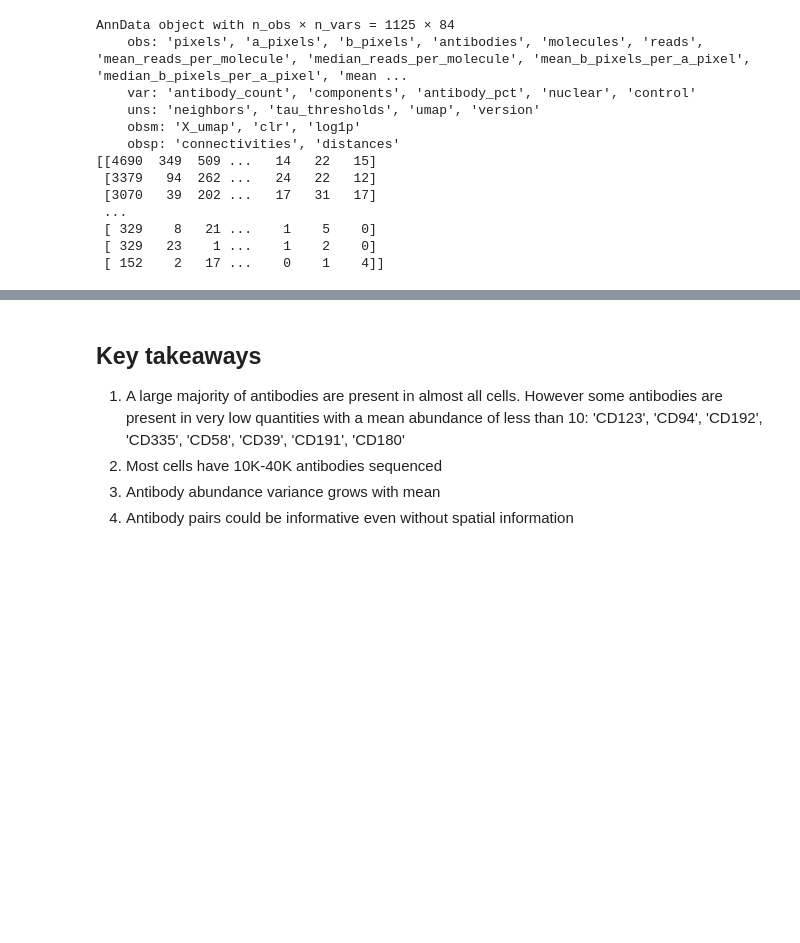
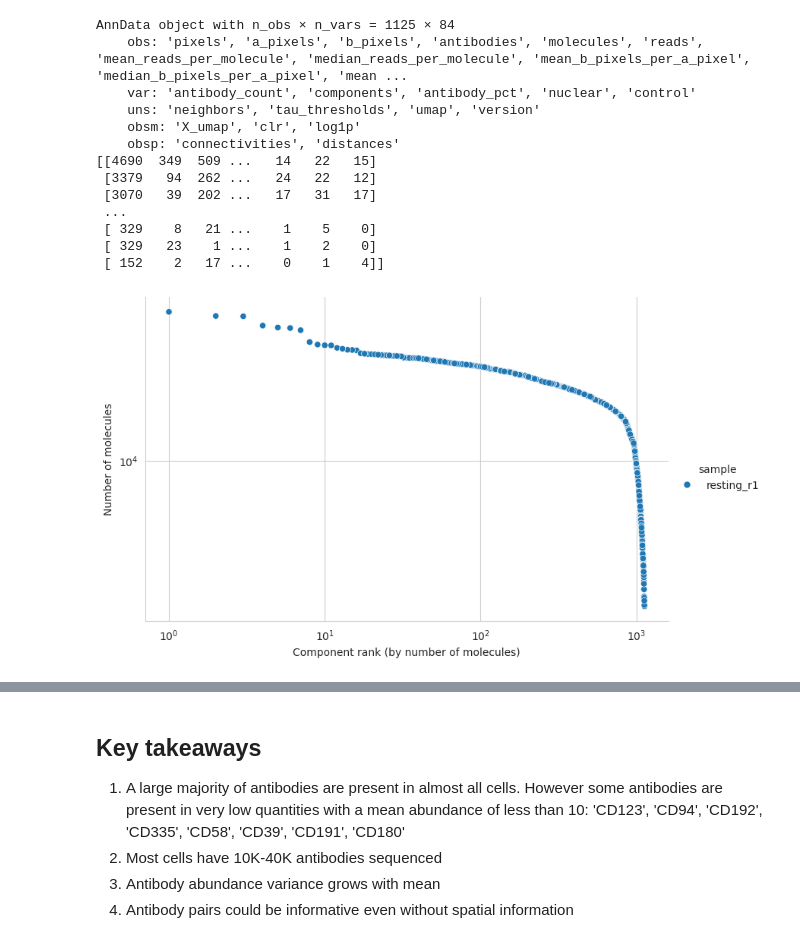
Before and after one commit to zhsegal/PxlgnProject, a Jupyter notebook: EDA.ipynb, the cells around one changed output, grey strips where cells are left out. Saved outputs shown, nothing was run; the diff lists cells and outputs as text; code cells hidden in the pictures; blank space fills up the shorter version.

```diff
--- a/EDA.ipynb
+++ b/EDA.ipynb
@@ -14,13 +46,32 @@ DATA_DIR = Path('./datasets')
 
 # Dataset: https://software.pixelgen.com/datasets/technote-mpx-v1-vs-v2
 # PBMC cells extracted from a healthy volunteer. Half were fixed and half were stimulated into PHA blasts ("activation". in this state the cells rapidly divide).
+
+
+# We use only the V2 non stimulated cells
+FILENAMES = [
+    "Sample05_V2_PBMC_r1.layout.dataset.pxl",
+    "Sample06_V2_PBMC_r2.layout.dataset.pxl",
+]
+
+COMBINED_FILENAME = "combined_resting_data.pxl"
+
+combined_path = DATA_DIR / COMBINED_FILENAME
+# if os.path.exists(combined_path):
+#     pg_data = pixelator.read(combined_path)
 baseurl = "https://pixelgen-technologies-datasets.s3.eu-north-1.amazonaws.com/mpx-datasets/pixelator/0.18.x/technote-v1-vs-v2-immunology-II"
-!curl -L -O -C - --create-dirs --output-dir {DATA_DIR} "{baseurl}/Sample05_V2_PBMC_r1.layout.dataset.pxl"
+for filename in FILENAMES:
+    !curl -L -O -C - --create-dirs --output-dir {DATA_DIR} "{baseurl}/{filename}"
+
+# pg_data = pixelator.simple_aggregate(
+#     ["resting_r1", "resting_r2", ], [pixelator.read(DATA_DIR / filename) for filename in FILENAMES]
+# )
+# pg_data.save(combined_path, force_overwrite=True)
+
+# Sample 1 of the V2 kit (non stimulated cells)
 pg_data = pixelator.read(DATA_DIR / "Sample05_V2_PBMC_r1.layout.dataset.pxl")
-adata_obs = pg_data.adata.obs
-adata_var = pg_data.adata.var
-adata_X = pg_data.adata.X
-adata_df = pg_data.adata.to_df()
+pg_data.adata.obs['sample'] = 'resting_r1'
+adata = pg_data.adata
 # %% [output]
 ** Resuming transfer from byte position 969731508
   % Total    % Received % Xferd  Average Speed   Time    Time     Time  Current
@@ -43,3 +112,11 @@ AnnData object with n_obs × n_vars = 1125 × 84
  [ 329    8   21 ...    1    5    0]
  [ 329   23    1 ...    1    2    0]
  [ 152    2   17 ...    0    1    4]]
+# %%
+molecule_rank_df = adata.obs[["sample", "molecules"]].copy()
+molecule_rank_df["rank"] = molecule_rank_df.groupby(["sample"])["molecules"].rank(
+    ascending=False, method="first"
+)
+fig, ax = molecule_rank_plot(molecule_rank_df, group_by="sample")
+# %% [output]
+[figure, added]
```
Also changed, not shown: parts of 15 cells of this notebook.
